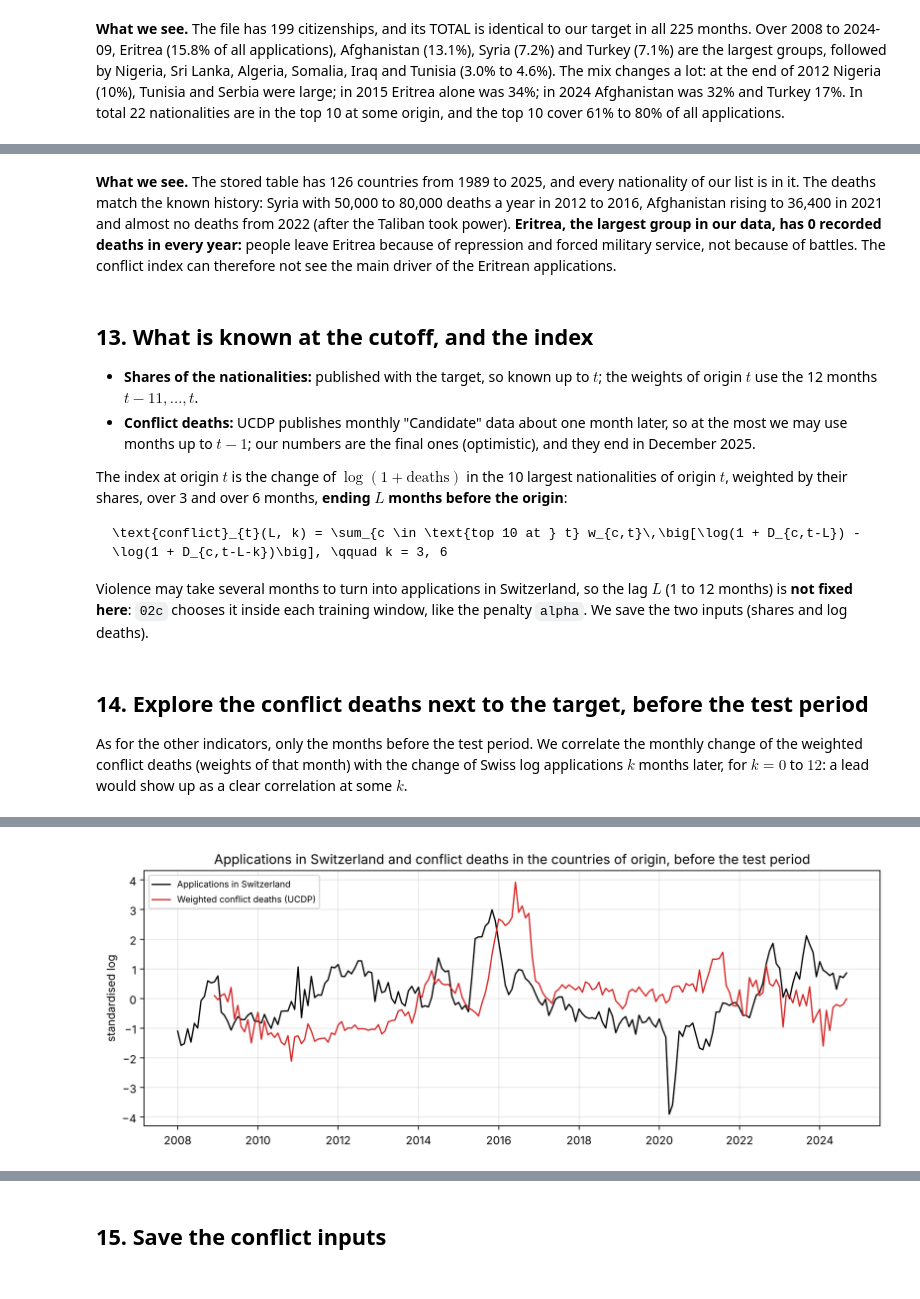
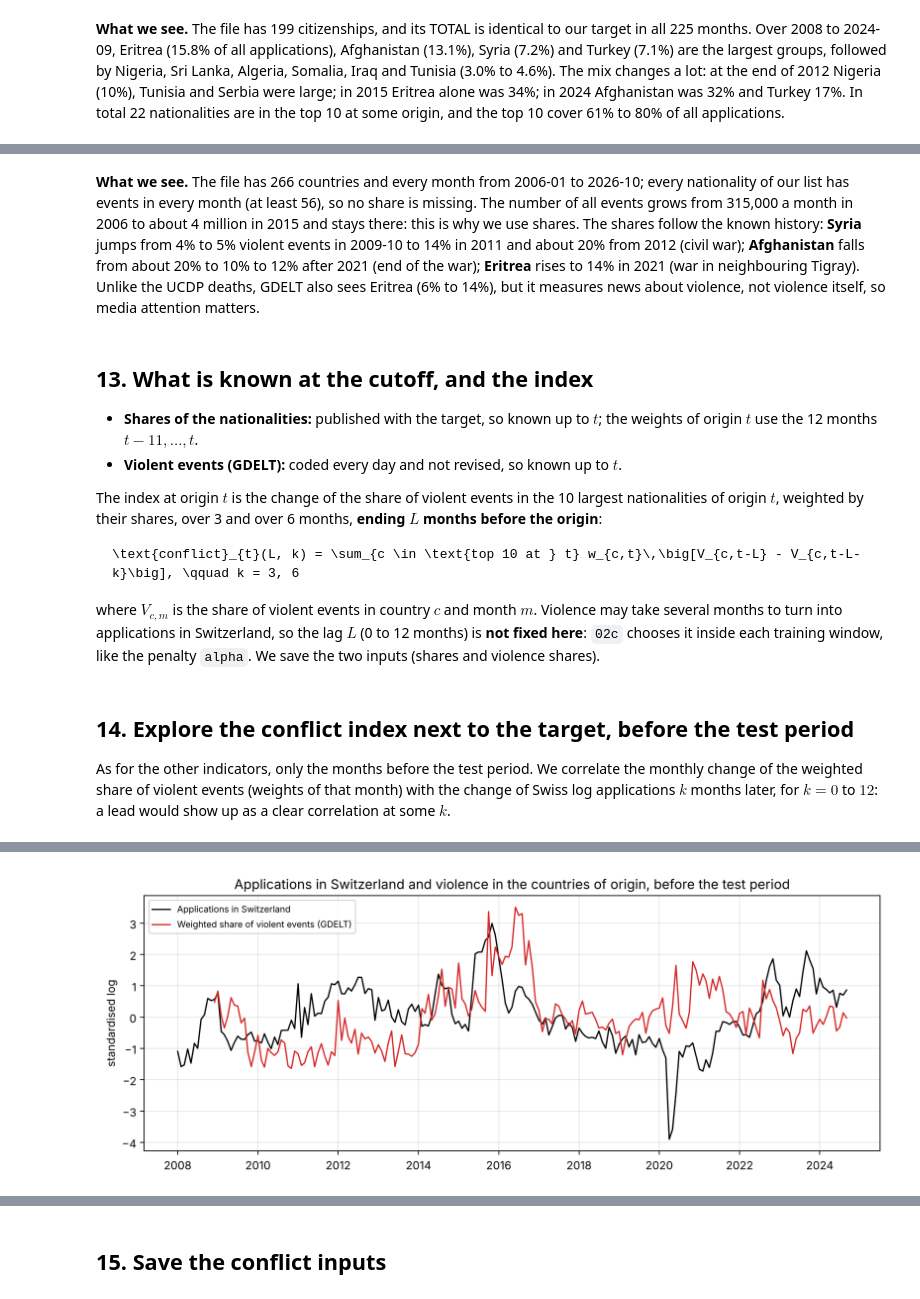
Before and after one commit to axe3010/dsf-asylum-forecast-II, a Jupyter notebook: code/01b_preprocess_indicators.ipynb, the cells around one changed output, grey strips where cells are left out. Drawn from its saved outputs; the diff is of its cells as text; code cells hidden in the pictures.

````diff
--- a/code/01b_preprocess_indicators.ipynb
+++ b/code/01b_preprocess_indicators.ipynb
@@ -386,21 +384,16 @@ Eurostat writes countries as two-letter codes, UCDP by name. We match every nati
 # %%
-ISO_TO_GED = {"AF": "Afghanistan", "BI": "Burundi", "CN": "China", "DZ": "Algeria", "ER": "Eritrea", "ET": "Ethiopia",
-              "GE": "Georgia", "GM": "Gambia", "GN": "Guinea", "IQ": "Iraq", "IR": "Iran", "LK": "Sri Lanka",
-              "MA": "Morocco", "MK": "North Macedonia", "NG": "Nigeria", "RS": "Serbia (Yugoslavia)",
-              "RU": "Russia (Soviet Union)", "SO": "Somalia", "SY": "Syria", "TN": "Tunisia", "TR": "Turkey",
-              "XK": "Serbia (Yugoslavia)"}
-assert set(ever_top) <= set(ISO_TO_GED), set(ever_top) - set(ISO_TO_GED)
-print("Not in UCDP (no recorded events, counted as 0 deaths):",
-      [c for c in ever_top if ISO_TO_GED[c] not in ged.columns])
+ISO_TO_FIPS = {"AF": "AF", "BI": "BY", "CN": "CH", "DZ": "AG", "ER": "ER", "ET": "ET", "GE": "GG", "GM": "GA",
+               "GN": "GV", "IQ": "IZ", "IR": "IR", "LK": "CE", "MA": "MO", "MK": "MK", "NG": "NI", "RS": "RI",
+               "RU": "RS", "SO": "SO", "SY": "SY", "TN": "TS", "TR": "TU", "XK": "KV"}
+assert set(ever_top) <= set(ISO_TO_FIPS), set(ever_top) - set(ISO_TO_FIPS)
 
-grid = pd.period_range("2007-01", "2026-09", freq="M").strftime("%Y-%m")
+grid = pd.date_range("2006-01-01", "2026-10-01", freq="MS")
 intensity = pd.DataFrame(index=grid)
 for c in ever_top:
-    name = ISO_TO_GED[c]
-    deaths = ged[name].reindex(grid) if name in ged.columns else pd.Series(0.0, index=grid)
-    intensity[c] = np.log1p(deaths.fillna(0.0))            # log(1 + deaths): a month without events counts as 0
-intensity.loc[intensity.index > "2025-12"] = np.nan        # version 26.1 ends in December 2025
-intensity.index = pd.to_datetime(intensity.index)
-print("Deaths per year in the main origins (thousands):")
-(np.expm1(intensity[["AF", "SY", "ER", "TR", "SO", "NG"]]).groupby(intensity.index.year).sum() / 1000).loc[2012:2024].round(1).T
+    one = gdelt[gdelt["country"] == ISO_TO_FIPS[c]].set_index("month").reindex(grid)
+    intensity[c] = one["events_violent"] / one["events_all"]        # share of violent events
+print("Missing values:", int(intensity.isna().sum().sum()), "| smallest number of events in a country-month:",
+      int(min(gdelt[gdelt["country"] == ISO_TO_FIPS[c]]["events_all"].min() for c in ever_top)))
+print("Share of violent events, yearly average (%):")
+(100 * intensity[["AF", "SY", "ER", "TR", "IQ", "NG"]].groupby(intensity.index.year).mean()).loc[2008:2026].round(0).T
 # %% [output]
@@ -416,45 +409,45 @@ Deaths per year in the main origins (thousands):
 # %% [markdown]
-**What we see.** The stored table has 126 countries from 1989 to 2025, and every nationality of our list is in it. The deaths match the known history: Syria with 50,000 to 80,000 deaths a year in 2012 to 2016, Afghanistan rising to 36,400 in 2021 and almost no deaths from 2022 (after the Taliban took power). **Eritrea, the largest group in our data, has 0 recorded deaths in every year:** people leave Eritrea because of repression and forced military service, not because of battles. The conflict index can therefore not see the main driver of the Eritrean applications.
+**What we see.** The file has 266 countries and every month from 2006-01 to 2026-10; every nationality of our list has events in every month (at least 56), so no share is missing. The number of all events grows from 315,000 a month in 2006 to about 4 million in 2015 and stays there: this is why we use shares. The shares follow the known history: **Syria** jumps from 4% to 5% violent events in 2009-10 to 14% in 2011 and about 20% from 2012 (civil war); **Afghanistan** falls from about 20% to 10% to 12% after 2021 (end of the war); **Eritrea** rises to 14% in 2021 (war in neighbouring Tigray). Unlike the UCDP deaths, GDELT also sees Eritrea (6% to 14%), but it measures news about violence, not violence itself, so media attention matters.
 # %% [markdown]
 ## 13. What is known at the cutoff, and the index
 
 - **Shares of the nationalities:** published with the target, so known up to $t$; the weights of origin $t$ use the 12 months $t-11, \dots, t$.
-- **Conflict deaths:** UCDP publishes monthly "Candidate" data about one month later, so at the most we may use months up to $t-1$; our numbers are the final ones (optimistic), and they end in December 2025.
+- **Violent events (GDELT):** coded every day and not revised, so known up to $t$.
 
-The index at origin $t$ is the change of $\log(1 + \text{deaths})$ in the 10 largest nationalities of origin $t$, weighted by their shares, over 3 and over 6 months, **ending $L$ months before the origin**:
+The index at origin $t$ is the change of the share of violent events in the 10 largest nationalities of origin $t$, weighted by their shares, over 3 and over 6 months, **ending $L$ months before the origin**:
 
 ```latex
-\text{conflict}_{t}(L, k) = \sum_{c \in \text{top 10 at } t} w_{c,t}\,\big[\log(1 + D_{c,t-L}) - \log(1 + D_{c,t-L-k})\big], \qquad k = 3, 6
+\text{conflict}_{t}(L, k) = \sum_{c \in \text{top 10 at } t} w_{c,t}\,\big[V_{c,t-L} - V_{c,t-L-k}\big], \qquad k = 3, 6
 ```
 
-Violence may take several months to turn into applications in Switzerland, so the lag $L$ (1 to 12 months) is **not fixed here**: `02c` chooses it inside each training window, like the penalty `alpha`. We save the two inputs (shares and log deaths).
+where $V_{c,m}$ is the share of violent events in country $c$ and month $m$. Violence may take several months to turn into applications in Switzerland, so the lag $L$ (0 to 12 months) is **not fixed here**: `02c` chooses it inside each training window, like the penalty `alpha`. We save the two inputs (shares and violence shares).
 # %% [markdown]
-## 14. Explore the conflict deaths next to the target, before the test period
+## 14. Explore the conflict index next to the target, before the test period
 
-As for the other indicators, only the months before the test period. We correlate the monthly change of the weighted conflict deaths (weights of that month) with the change of Swiss log applications $k$ months later, for $k = 0$ to $12$: a lead would show up as a clear correlation at some $k$.
+As for the other indicators, only the months before the test period. We correlate the monthly change of the weighted share of violent events (weights of that month) with the change of Swiss log applications $k$ months later, for $k = 0$ to $12$: a lead would show up as a clear correlation at some $k$.
 # %%
-weighted_deaths = pd.Series(np.nan, index=months)
+weighted_violence = pd.Series(np.nan, index=months)
 for m in months:
     w = shares.loc[m]
-    if w.isna().all() or m > pd.Timestamp("2025-12-01"):
+    if w.isna().all():
         continue
     t10 = w.nlargest(10)
-    weighted_deaths[m] = float((t10 * intensity.loc[m, t10.index]).sum())
+    weighted_violence[m] = float((t10 * intensity.loc[m, t10.index]).sum())
 
 rows = []
 for k in range(13):
-    both = pd.DataFrame({"ind": weighted_deaths.diff(), "app": log_y.diff().shift(-k)})
+    both = pd.DataFrame({"ind": weighted_violence.diff(), "app": log_y.diff().shift(-k)})
     both = both[both.index < TEST_START - pd.DateOffset(months=k)].dropna()
     rows.append({"k (months later)": k, "correlation": round(both["ind"].corr(both["app"]), 2)})
 print(pd.DataFrame(rows).set_index("k (months later)").T.to_string())
 print("Noise band (2 / sqrt(n)):", round(2 / np.sqrt(len(both)), 2))
 
-z = (weighted_deaths - weighted_deaths[before].mean()) / weighted_deaths[before].std()
+z = (weighted_violence - weighted_violence[before].mean()) / weighted_violence[before].std()
 fig, ax = plt.subplots(figsize=(10, 4))
 ax.plot(months[before], a[before], color="black", lw=1.2, label="Applications in Switzerland")
-ax.plot(months[before], z[before], lw=1.2, color=plt.cm.tab10(3), label="Weighted conflict deaths (UCDP)")
+ax.plot(months[before], z[before], lw=1.2, color=plt.cm.tab10(3), label="Weighted share of violent events (GDELT)")
 ax.set_ylabel("standardised log")
-ax.set_title("Applications in Switzerland and conflict deaths in the countries of origin, before the test period")
+ax.set_title("Applications in Switzerland and violence in the countries of origin, before the test period")
 ax.legend(loc="upper left", fontsize=8)
 ax.grid(alpha=0.3)
 plt.tight_layout()
@@ -466,3 +459,3 @@ correlation       0.12  0.04 -0.03 -0.01 -0.07  0.11 -0.07 -0.05 -0.04 -0.02  0.
 Noise band (2 / sqrt(n)): 0.15
-[figure, old version]
+[figure, new version]
 # %% [markdown]
````
Also changed, not shown: parts of 10 cells of this notebook, 24 other files.
